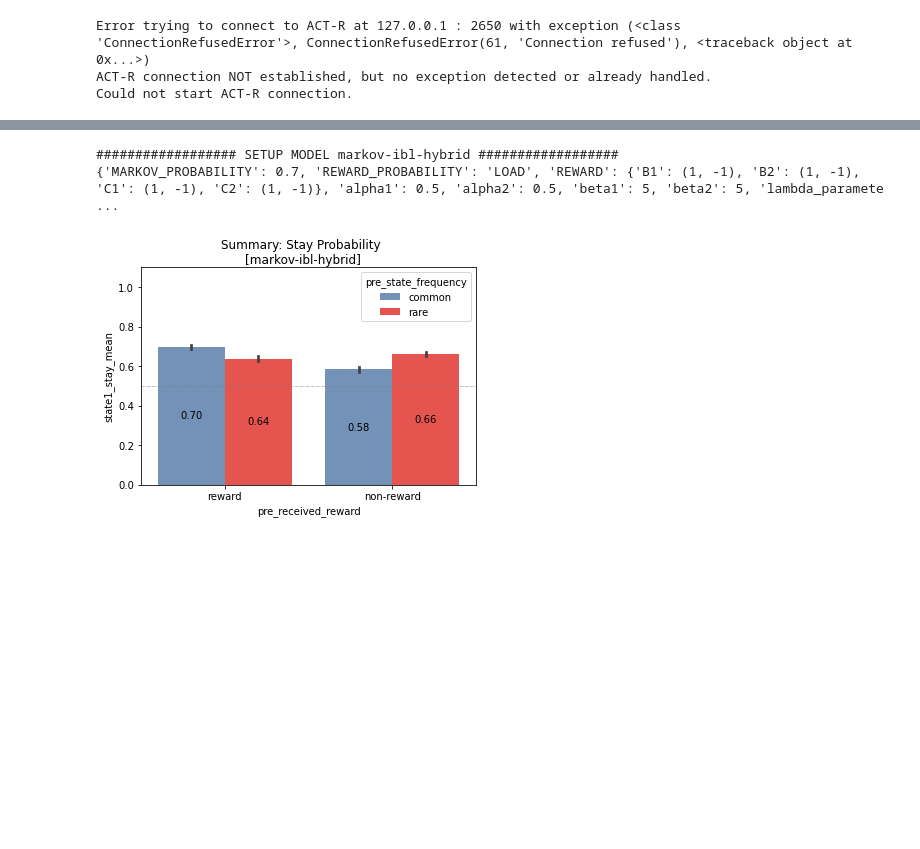
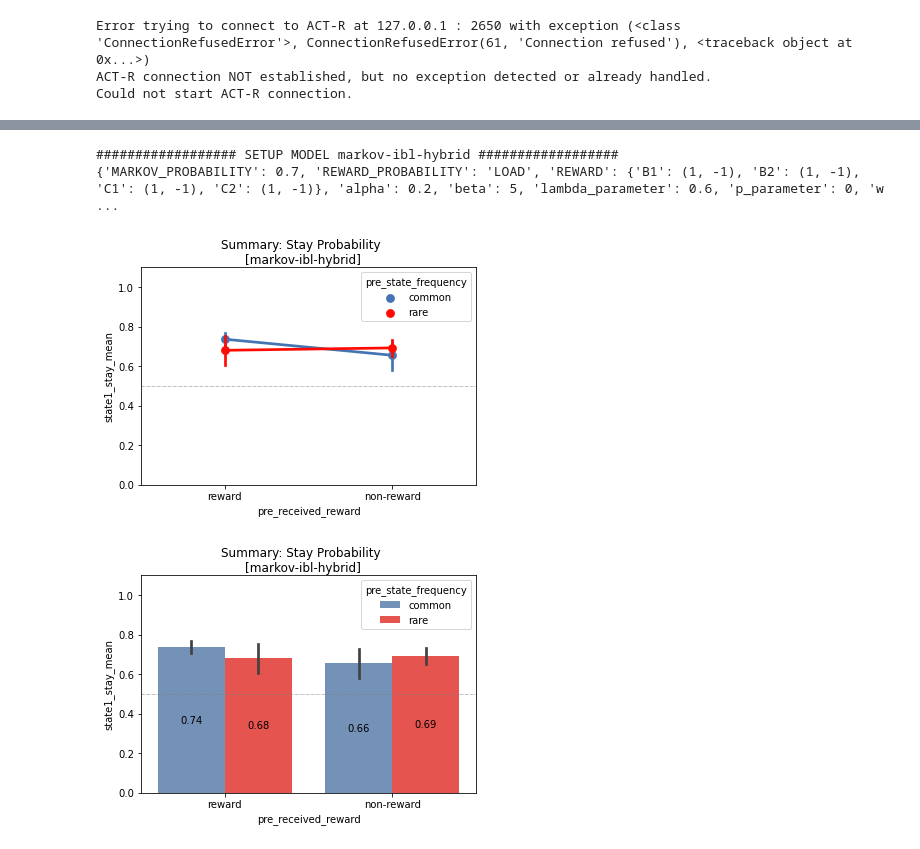
Before and after one commit to yangyuxue2333/ACTR-MarkovTask, a Jupyter notebook: analysis/test_pyactup.ipynb, the cells around one changed output, grey strips where cells are left out. Cells and saved outputs as stored; diff of their text form; code cells hidden in the pictures; blank space fills up the shorter version.

Commit message:
optimization & visualization implemented

```diff
--- a/analysis/test_pyactup.ipynb
+++ b/analysis/test_pyactup.ipynb
@@ -23,8 +23,8 @@ Error trying to connect to ACT-R at 127.0.0.1 : 2650 with exception (<class 'Con
 ACT-R connection NOT established, but no exception detected or already handled.
 Could not start ACT-R connection.
 # %%
-# model_name='markov-rlhybrid' rlmf
-model_name='markov-ibl-mb'
+# model_name='markov-rl-hybrid'
+model_name='markov-ibl-hybrid'
 r1, r0 = 1,-1
 params = {'REWARD': {'B1': (r1, r0), 'B2': (r1, r0), 'C1': (r1, r0), 'C2': (r1, r0)}}
 
@@ -45,12 +53,12 @@ m.run_experiment(n=5)
 # %%
 # pprint.pprint(m.memory.activation_history) #dm
 # %%
-df = MarkovSimulation.run_simulations(model=model_name, e=100, verbose=True, \
+df = MarkovSimulation.run_simulations(model=model_name, e=5, verbose=True, \
                                       **params, \
-                                      alpha1=.5, alpha2=.5, \
-                                      beta1=5, beta2=5, \
-                                      p_parameter=0, lambda_parameter=.2, w_parameter=0,
-                                      noise=.2, decay=.5)
+                                      alpha=.2, beta=5, \
+                                      noise=.2, decay=.5,
+                                      p_parameter=0, lambda_parameter=.6, w_parameter=.5)
+Plot.plot_response_switch(df, model_name=model_name, dep_var_suffix="_mean", barplot=False)
 Plot.plot_response_switch(df, model_name=model_name, dep_var_suffix="_mean", barplot=True)
 # %% [output]
 ################## SETUP MODEL markov-ibl-mb ##################
@@ -59,13 +68,14 @@ Plot.plot_response_switch(df, model_name=model_name, dep_var_suffix="_mean", bar
 # %%
 model_name='markov-ibl-hybrid'
-df = MarkovSimulation.run_simulations(model=model_name, e=100, verbose=True, \
+df = MarkovSimulation.run_simulations(model=model_name, e=5, verbose=True, \
                                       **params, \
-                                      alpha1=.5, alpha2=.5, \
-                                      beta1=5, beta2=5, \
-                                      p_parameter=0, lambda_parameter=.2, w_parameter=0,
-                                      noise=.2, decay=.5)
+                                      alpha=.2, beta=5, \
+                                      noise=.2, decay=.5,
+                                      p_parameter=0, lambda_parameter=.6, w_parameter=.5)
+Plot.plot_response_switch(df, model_name=model_name, dep_var_suffix="_mean", barplot=False)
 Plot.plot_response_switch(df, model_name=model_name, dep_var_suffix="_mean", barplot=True)
 # %% [output]
 ################## SETUP MODEL markov-ibl-hybrid ##################
-{'MARKOV_PROBABILITY': 0.7, 'REWARD_PROBABILITY': 'LOAD', 'REWARD': {'B1': (1, -1), 'B2': (1, -1), 'C1': (1, -1), 'C2': (1, -1)}, 'alpha1': 0.5, 'alpha2': 0.5, 'beta1': 5, 'beta2': 5, 'lambda_paramete ...
+{'MARKOV_PROBABILITY': 0.7, 'REWARD_PROBABILITY': 'LOAD', 'REWARD': {'B1': (1, -1), 'B2': (1, -1), 'C1': (1, -1), 'C2': (1, -1)}, 'alpha': 0.2, 'beta': 5, 'lambda_parameter': 0.6, 'p_parameter': 0, 'w ...
-[figure, old version]
+[figure, new version]
+[figure, added]
```
Also changed, not shown: parts of 4 cells of this notebook, 2 other files.
